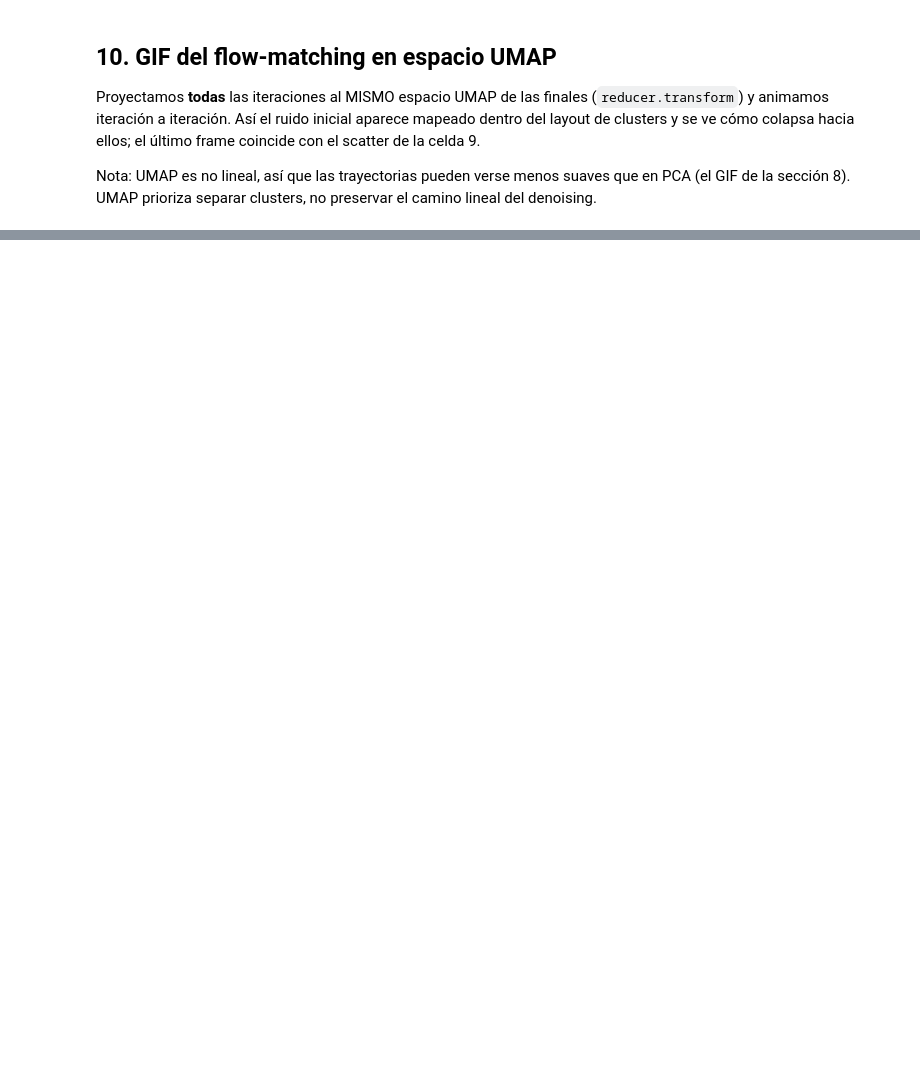
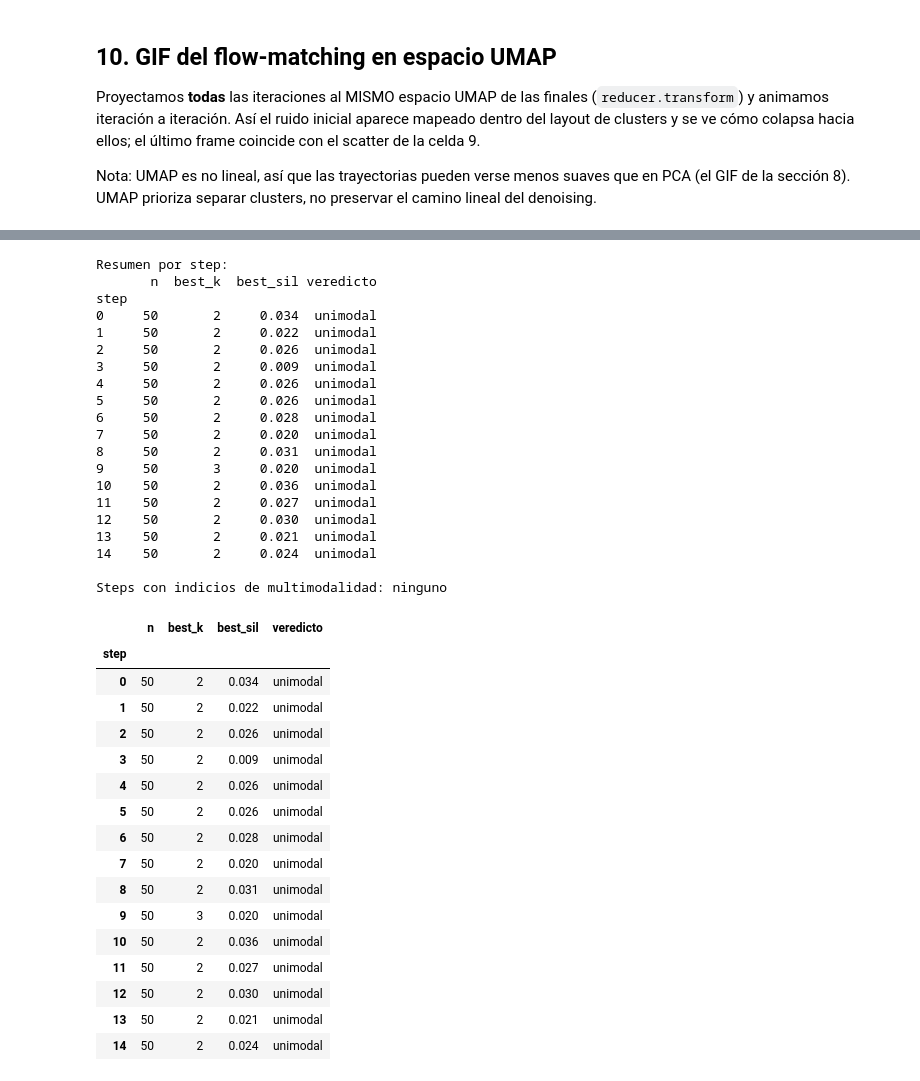
Before and after one commit to diegoftpxd/MuJoCo-simulation, a Jupyter notebook: flow_matching_analisis.ipynb, the cells around one changed output, grey strips where cells are left out. Drawn from its saved outputs; the diff is of its cells as text; code cells hidden in the pictures; blank space fills up the shorter version.

```diff
--- a/flow_matching_analisis.ipynb
+++ b/flow_matching_analisis.ipynb
@@ -308,0 +319,77 @@ camino lineal del denoising.
+# %%
+from sklearn.preprocessing import StandardScaler
+from sklearn.decomposition import PCA
+from sklearn.cluster import KMeans
+from sklearn.metrics import silhouette_score
+
+assert "step" in df.columns, "El CSV no tiene columna 'step'. Regenera con el barrido del notebook de pi0."
+
+def finals_of_step(s):
+    sub = df[df["step"] == s]
+    fi = sub.groupby("call")["iteration"].transform("max")
+    return sub[sub["iteration"] == fi][feat_cols].to_numpy(dtype=float)
+
+def analyze(Xraw, kmax=6):
+    std = Xraw.std(axis=0)
+    Xr = Xraw[:, std > 1e-8]                       # quita dims constantes
+    n = Xr.shape[0]
+    out = {"n": n, "best_k": np.nan, "best_sil": np.nan, "veredicto": "pocas muestras"}
+    if n < 4 or Xr.shape[1] == 0:
+        return out
+    Xs = StandardScaler().fit_transform(Xr)
+    ks = [k for k in range(2, kmax + 1) if k < n]
+    sil = {k: silhouette_score(Xs, KMeans(n_clusters=k, n_init=10, random_state=0).fit_predict(Xs))
+           for k in ks}
+    if not sil:
+        return out
+    bk = max(sil, key=sil.get); bs = sil[bk]
+    out.update(best_k=bk, best_sil=round(bs, 3),
+               veredicto=("fuerte" if bs > 0.50 else "debil" if bs > 0.25 else "unimodal"))
+    return out
+
+steps = sorted(df["step"].unique())
+rows = [{"step": s, **analyze(finals_of_step(s))} for s in steps]
+per_step = pd.DataFrame(rows).set_index("step")
+print("Resumen por step:")
+print(per_step[["n", "best_k", "best_sil", "veredicto"]])
+multimodal = per_step.index[per_step["veredicto"].isin(["fuerte", "debil"])].tolist()
+print("\nSteps con indicios de multimodalidad:", multimodal if multimodal else "ninguno")
+per_step
+# %% [output]
+Resumen por step:
+       n  best_k  best_sil veredicto
+step
+0     50       2     0.034  unimodal
+1     50       2     0.022  unimodal
+2     50       2     0.026  unimodal
+3     50       2     0.009  unimodal
+4     50       2     0.026  unimodal
+5     50       2     0.026  unimodal
+6     50       2     0.028  unimodal
+7     50       2     0.020  unimodal
+8     50       2     0.031  unimodal
+9     50       3     0.020  unimodal
+10    50       2     0.036  unimodal
+11    50       2     0.027  unimodal
+12    50       2     0.030  unimodal
+13    50       2     0.021  unimodal
+14    50       2     0.024  unimodal
+
+Steps con indicios de multimodalidad: ninguno
+|  | n | best_k | best_sil | veredicto |
+| step |  |  |  |  |
+| 0 | 50 | 2 | 0.034 | unimodal |
+| 1 | 50 | 2 | 0.022 | unimodal |
+| 2 | 50 | 2 | 0.026 | unimodal |
+| 3 | 50 | 2 | 0.009 | unimodal |
+| 4 | 50 | 2 | 0.026 | unimodal |
+| 5 | 50 | 2 | 0.026 | unimodal |
+| 6 | 50 | 2 | 0.028 | unimodal |
+| 7 | 50 | 2 | 0.020 | unimodal |
+| 8 | 50 | 2 | 0.031 | unimodal |
+| 9 | 50 | 3 | 0.020 | unimodal |
+| 10 | 50 | 2 | 0.036 | unimodal |
+| 11 | 50 | 2 | 0.027 | unimodal |
+| 12 | 50 | 2 | 0.030 | unimodal |
+| 13 | 50 | 2 | 0.021 | unimodal |
+| 14 | 50 | 2 | 0.024 | unimodal |
```
Also changed, not shown: parts of 14 cells of this notebook, 6 other files.
